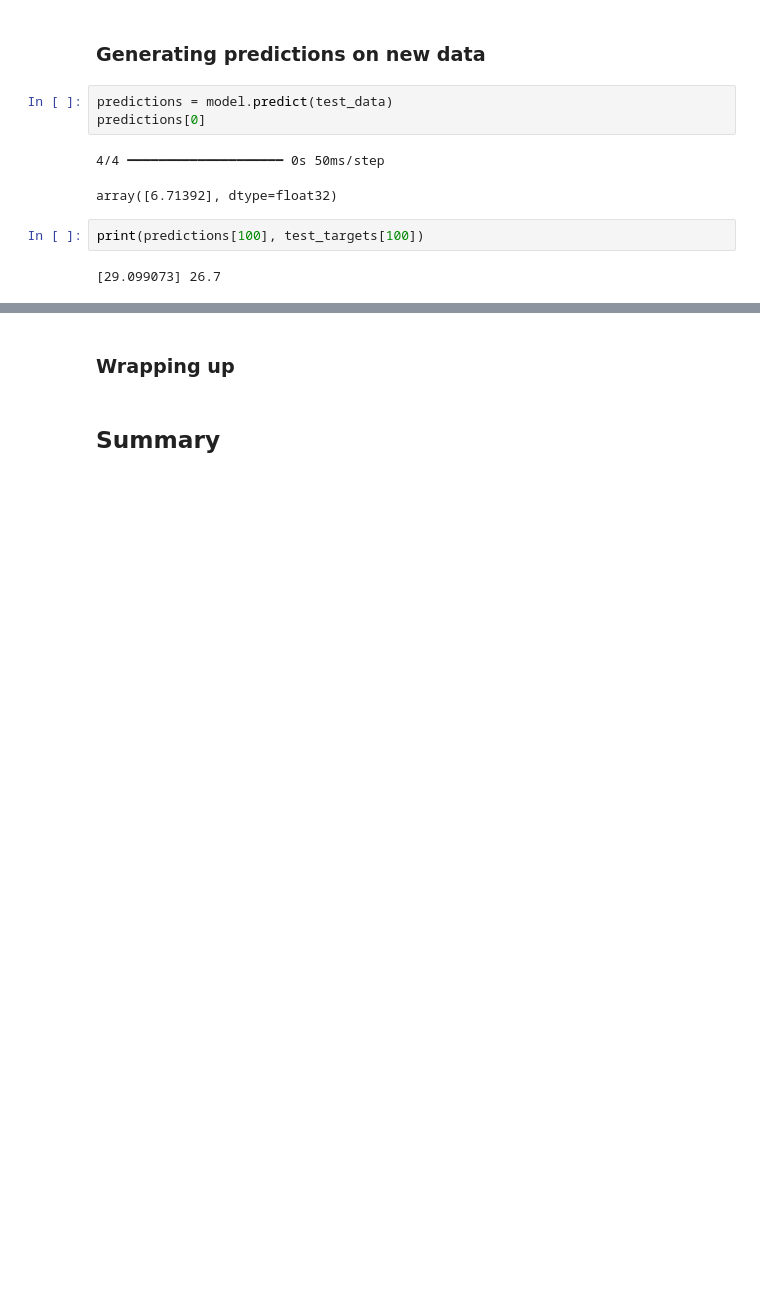
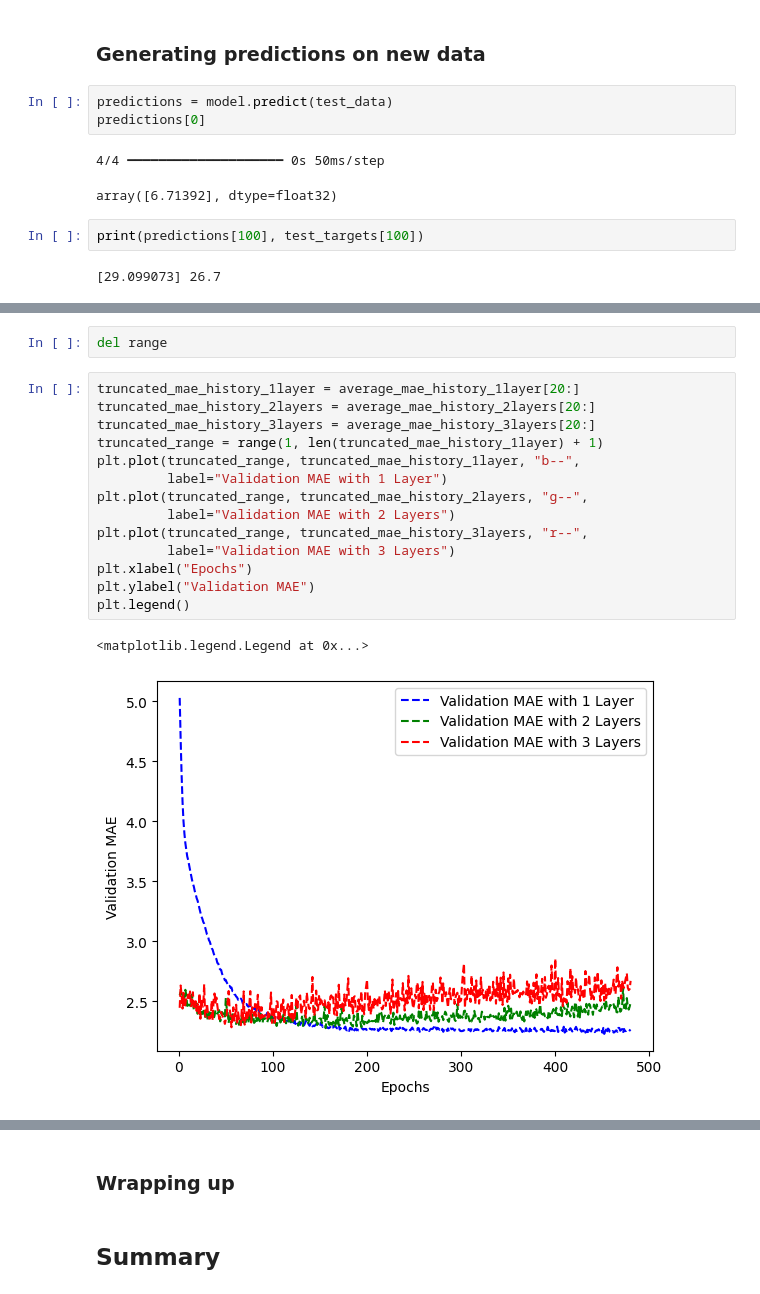
Before and after one commit to sangchun1/AI4DL, a Jupyter notebook: Week 5/chapter04_getting-started-with-neural-networks.ipynb, the cells around one changed output, grey strips where cells are left out. Drawn from its saved outputs; the diff is of its cells as text; blank space fills up the shorter version.

```diff
--- a/Week 5/chapter04_getting-started-with-neural-networks.ipynb
+++ b/Week 5/chapter04_getting-started-with-neural-networks.ipynb
@@ -258,0 +534,19 @@ print(predictions[100], test_targets[100])
+# %%
+del range
+# %%
+truncated_mae_history_1layer = average_mae_history_1layer[20:]
+truncated_mae_history_2layers = average_mae_history_2layers[20:]
+truncated_mae_history_3layers = average_mae_history_3layers[20:]
+truncated_range = range(1, len(truncated_mae_history_1layer) + 1)
+plt.plot(truncated_range, truncated_mae_history_1layer, "b--",
+         label="Validation MAE with 1 Layer")
+plt.plot(truncated_range, truncated_mae_history_2layers, "g--",
+         label="Validation MAE with 2 Layers")
+plt.plot(truncated_range, truncated_mae_history_3layers, "r--",
+         label="Validation MAE with 3 Layers")
+plt.xlabel("Epochs")
+plt.ylabel("Validation MAE")
+plt.legend()
+# %% [output]
+<matplotlib.legend.Legend at 0x...>
+[figure, added]
```
Also changed, not shown: parts of 20 cells of this notebook.
